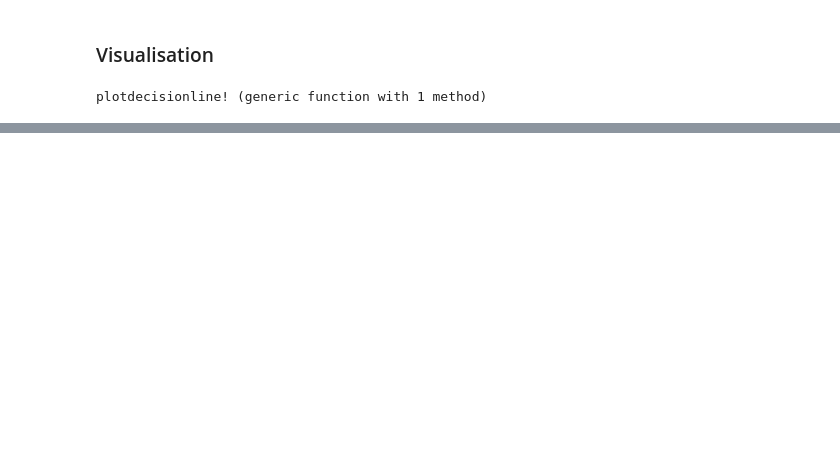
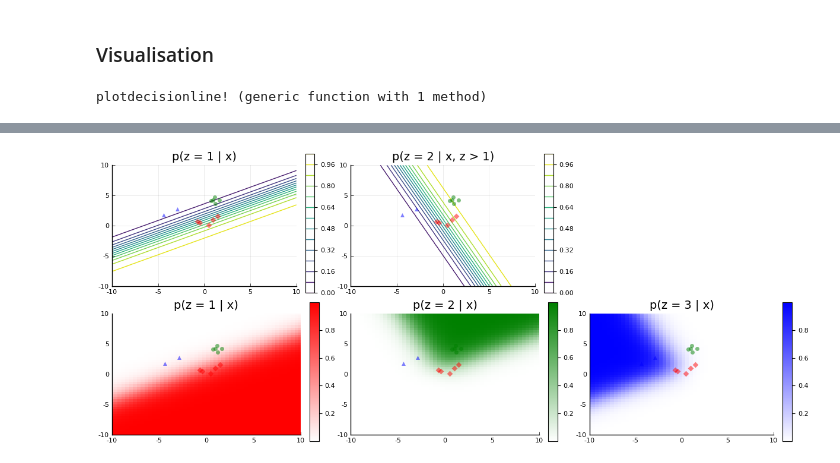
Before and after one commit to lucasondel/PGLR, a Jupyter notebook: examples/LogisticRegression.ipynb, the cells around one changed output, grey strips where cells are left out. Cells and saved outputs as stored; diff of their text form; code cells hidden in the pictures; blank space fills up the shorter version.

```diff
--- a/examples/LogisticRegression.ipynb
+++ b/examples/LogisticRegression.ipynb
@@ -317,0 +326,90 @@ plot(ppredict1_1, ppredict2_1, ppredict3_12, ppredict1, ppredict2, ppredict3, la
+# %%
+# Resolution for plotting the decision region
+res = 50
+
+# Generate a grid of the input space
+dim1 = range(-10, 10, length=res)
+dim2 = range(-10, 10, length=res)
+testX = vec([ [i, j] for i=dim1, j=dim2])
+testX = hcat(testX...)
+
+# Prediction of the model in a KxN array using Maximum A Posteriori (MAP) parameters
+pz = reshape(predict(model, testX, marginalize = false), :, res, res)
+
+# Prediction of the stick-breaking process (just for plotting not used in practice)
+pz1 = reshape(predict(model.stickbreaking[1], testX, marginalize = false), res, res)
+pz2_z1 = reshape(predict(model.stickbreaking[2], testX, marginalize = false), res, res)
+
+#################################
+# Plotting p(z = 1 | x)
+
+ppredict1 = heatmap(
+    title = "p(z = 1 | x)",
+    dim1,
+    dim2,
+    pz[1, :, :]',
+    xlims = (-10, 10),
+    ylims = (-10, 10),
+    c = cgrad([:white, :red])
+)
+plotdata!(ppredict1, x1, x2, x3)
+
+
+ppredict1_1 = plot(
+    title = "p(z = 1 | x)",
+    dim1,
+    dim2,
+    pz1',
+    xlims = (-10, 10),
+    ylims = (-10, 10),
+    c = :viridis
+)
+plotdata!(ppredict1_1, x1, x2, x3)
+
+#################################
+# Plotting p(z = 3 | x) and p(z = 2 | x, z ≠ 1)
+
+ppredict2 = heatmap(
+    title = "p(z = 2 | x)",
+    dim1,
+    dim2,
+    pz[2, :, :]',
+    xlims = (-10, 10),
+    ylims = (-10, 10),
+    c = cgrad([:white, :green])
+)
+plotdata!(ppredict2, x1, x2, x3)
+
+ppredict2_1 = plot(
+    title = "p(z = 2 | x, z > 1)",
+    dim1,
+    dim2,
+    pz2_z1',
+    xlims = (-10, 10),
+    ylims = (-10, 10),
+    c = :viridis
+)
+plotdata!(ppredict2_1, x1, x2, x3)
+
+#################################
+# Plotting p(z = 3 | x)
+
+ppredict3 = heatmap(
+    title = "p(z = 3 | x)",
+    dim1,
+    dim2,
+    pz[3, :, :]',
+    xlims = (-10, 10),
+    ylims = (-10, 10),
+    #c = :viridis
+    c = cgrad([:white, :blue])
+)
+plotdata!(ppredict3, x1, x2, x3)
+
+
+ppredict3_12 = plot(legend=false,grid=false,foreground_color_subplot=:white)  # create subplot to be blank
+
+l = @layout [a b c; d e f]
+plot(ppredict1_1, ppredict2_1, ppredict3_12, ppredict1, ppredict2, ppredict3, layout = l, size = (1200, 500))
+# %% [output]
+[figure, added]
```
Also changed, not shown: parts of 6 cells of this notebook, 2 other files.
